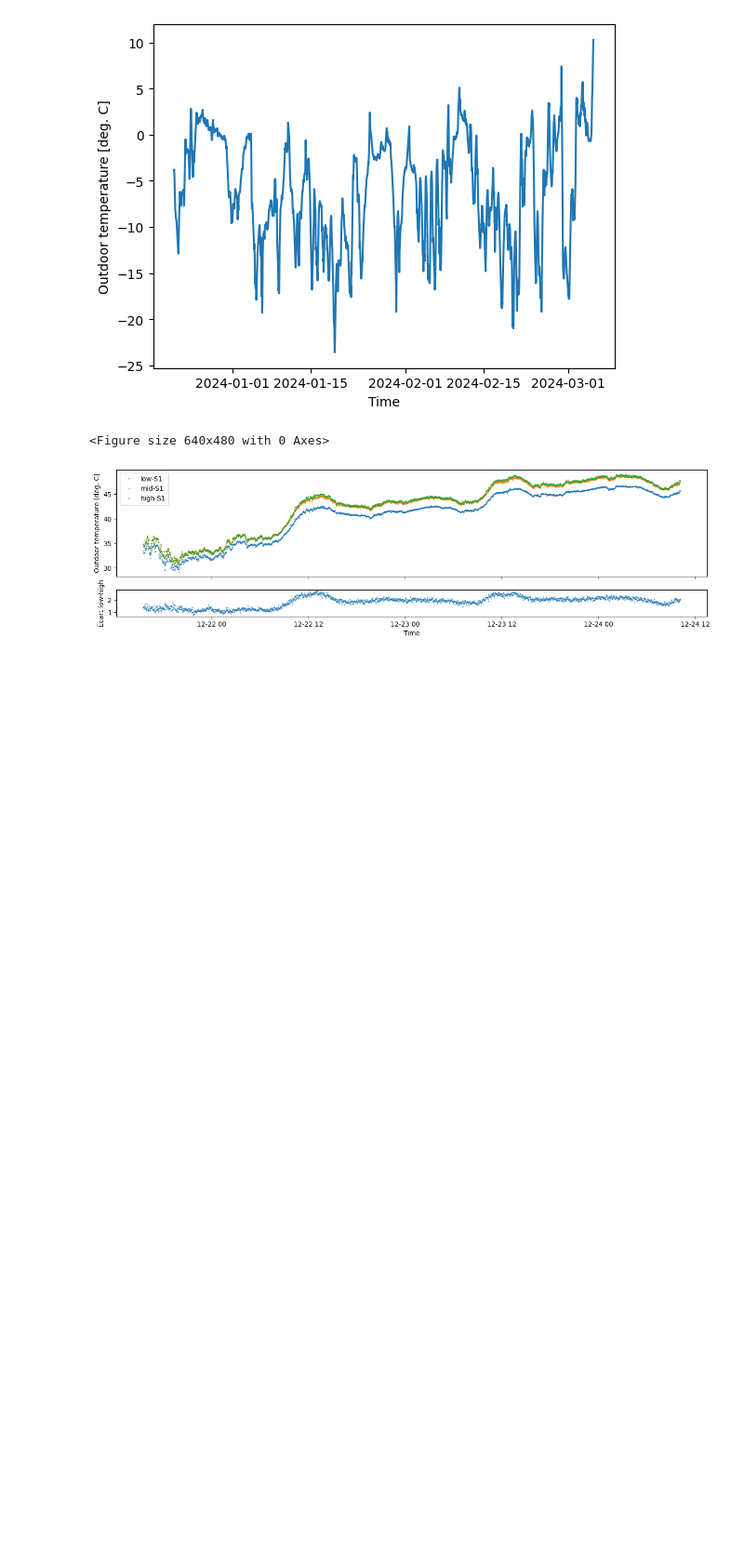
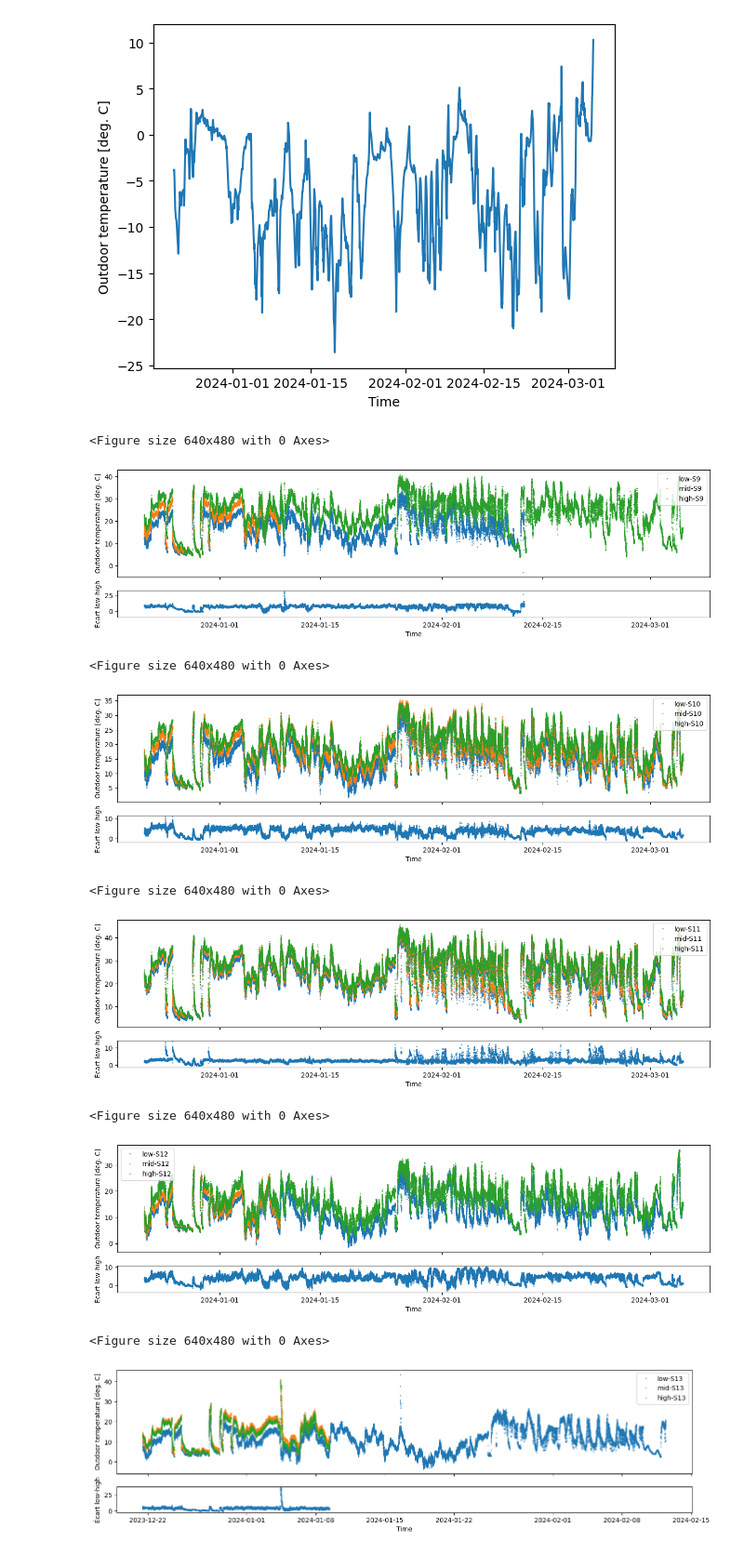
Before and after one commit to LuGar54/TP-Transferts-Thermique, a Jupyter notebook: Analysis/visualize.ipynb, the cells around one changed output. Shown at 93% size. Saved outputs shown, nothing was run; the diff lists cells and outputs as text; code cells hidden in the pictures; blank space fills up the shorter version.

```diff
--- a/Analysis/visualize.ipynb
+++ b/Analysis/visualize.ipynb
@@ -104,39 +104,47 @@ def lmh_stats(P):
 #Test
 # #lmh_stats(all)
 # %%
-def nicer_sensor_plot(sensors, s_idx=0, e_idx=len(df["Time"])):
+def nicer_sensor_plot(sensors, s_idx=0, e_idx=len(df["Time"]), save_fig=False):
     """
     Prend une liste de sensor, et plot le low, mid, high et la différence low-high
     On peut spécifier des indices de début et de fin si on veut
     """
     df_low = df_filter_fct(sensors, heights='L')
     df_mid = df_filter_fct(sensors, heights='m')
     df_high = df_filter_fct(sensors, heights='h')
     for i, id in enumerate(df_low.columns[:]):
         plt.clf()
         fig, axes = plt.subplots(nrows=2, ncols=1, sharex=True, figsize=(16, 4),
                          gridspec_kw={'height_ratios': [4, 1]})
         ax0 = axes[0]
         ax1 = axes[1]
         ax0.plot(convert_datetime(df["Time"][s_idx:e_idx]), df_low.iloc[s_idx:e_idx, i], marker='o', markersize= 1, alpha=0.6, linestyle = '', label="low-"+str(id)[12:])
         ax0.plot(convert_datetime(df["Time"][s_idx:e_idx]), df_mid.iloc[s_idx:e_idx, i], marker='o', markersize= 1, alpha=0.6, linestyle = '', label="mid-"+str(id)[12:])
         ax0.plot(convert_datetime(df["Time"][s_idx:e_idx]), df_high.iloc[s_idx:e_idx, i], marker='o', markersize= 1, alpha=0.6, linestyle = '', label="high-"+str(id)[12:])
         ax0.set_ylabel(ydata_lbl)
         ax0.legend()
 
         diff = df_high.iloc[s_idx:e_idx, i] - df_low.iloc[s_idx:e_idx, i]
         ax1.plot(convert_datetime(df["Time"][s_idx:e_idx]), diff, marker='o', markersize= 1, alpha=0.6, linestyle = '', label="low-"+str(id)[12:])
         ax1.set_xlabel(xdata_lbl)
         ax1.set_ylabel("Écart low-high")
         plt.show()
-        if s_idx == 0 and e_idx == len(df["Time"]):
+        if s_idx == 0 and e_idx == len(df["Time"]) and save_fig:
             fig.savefig(f'../fig/{str(id)[12:]}_hml_diff.png', dpi=300, bbox_inches='tight')
-        else:
+        elif save_fig:
             fig.savefig(f'../fig/{str(id)[12:]}_hml_diff_{s_idx}-{e_idx}.png', dpi=300, bbox_inches='tight')
     return
 
 #Test
-#nicer_sensor_plot([1], 100, 2100)
+#nicer_sensor_plot(P3)
 # %% [output]
 <Figure size 640x480 with 0 Axes>
-[figure, old version]
+[figure, new version]
+<Figure size 640x480 with 0 Axes>
+[figure, added]
+<Figure size 640x480 with 0 Axes>
+[figure, added]
+<Figure size 640x480 with 0 Axes>
+[figure, added]
+<Figure size 640x480 with 0 Axes>
+[figure, added]
```
Also changed, not shown: parts of 2 cells of this notebook.
